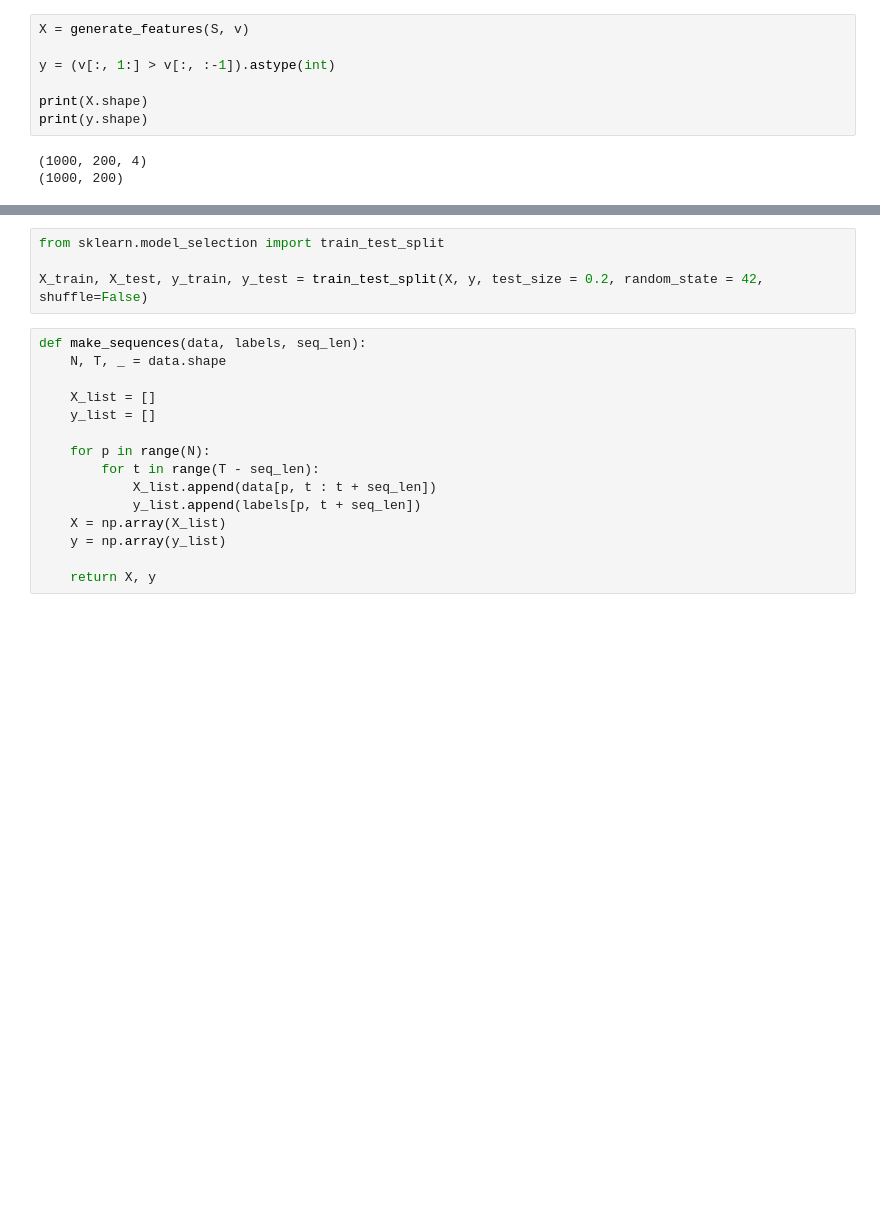
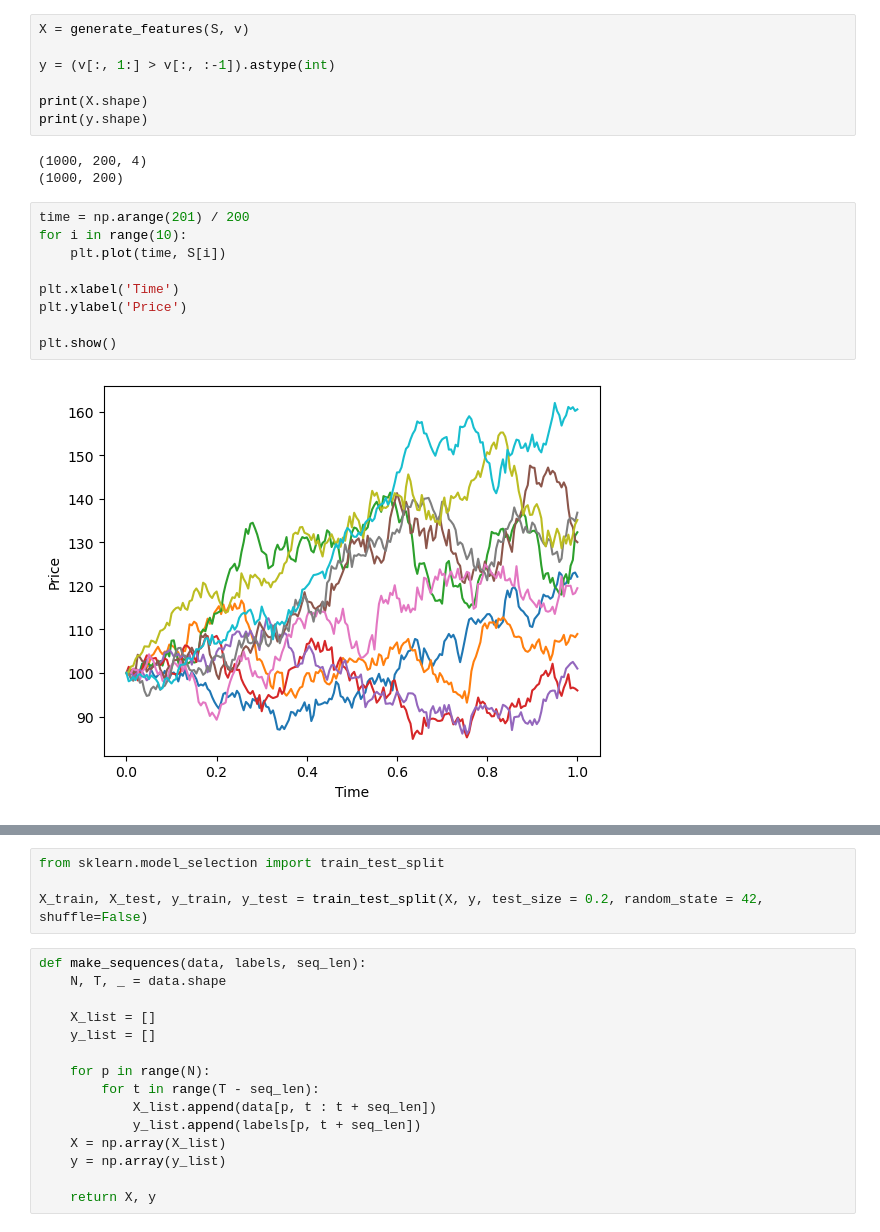
Before and after one commit to elliotgengler/517_Heston_Prediction_Project, a Jupyter notebook: PathGeneration.ipynb, the cells around one changed output, grey strips where cells are left out. Drawn from its saved outputs; the diff is of its cells as text; blank space fills up the shorter version.

```diff
--- a/PathGeneration.ipynb
+++ b/PathGeneration.ipynb
@@ -65,3 +65,14 @@ print(y.shape)
 # %% [output]
 (1000, 200, 4)
 (1000, 200)
+# %%
+time = np.arange(201) / 200
+for i in range(10):
+    plt.plot(time, S[i])
+
+plt.xlabel('Time')
+plt.ylabel('Price')
+
+plt.show()
+# %% [output]
+[figure, added]
```
Also changed, not shown: parts of 1 cell of this notebook.
